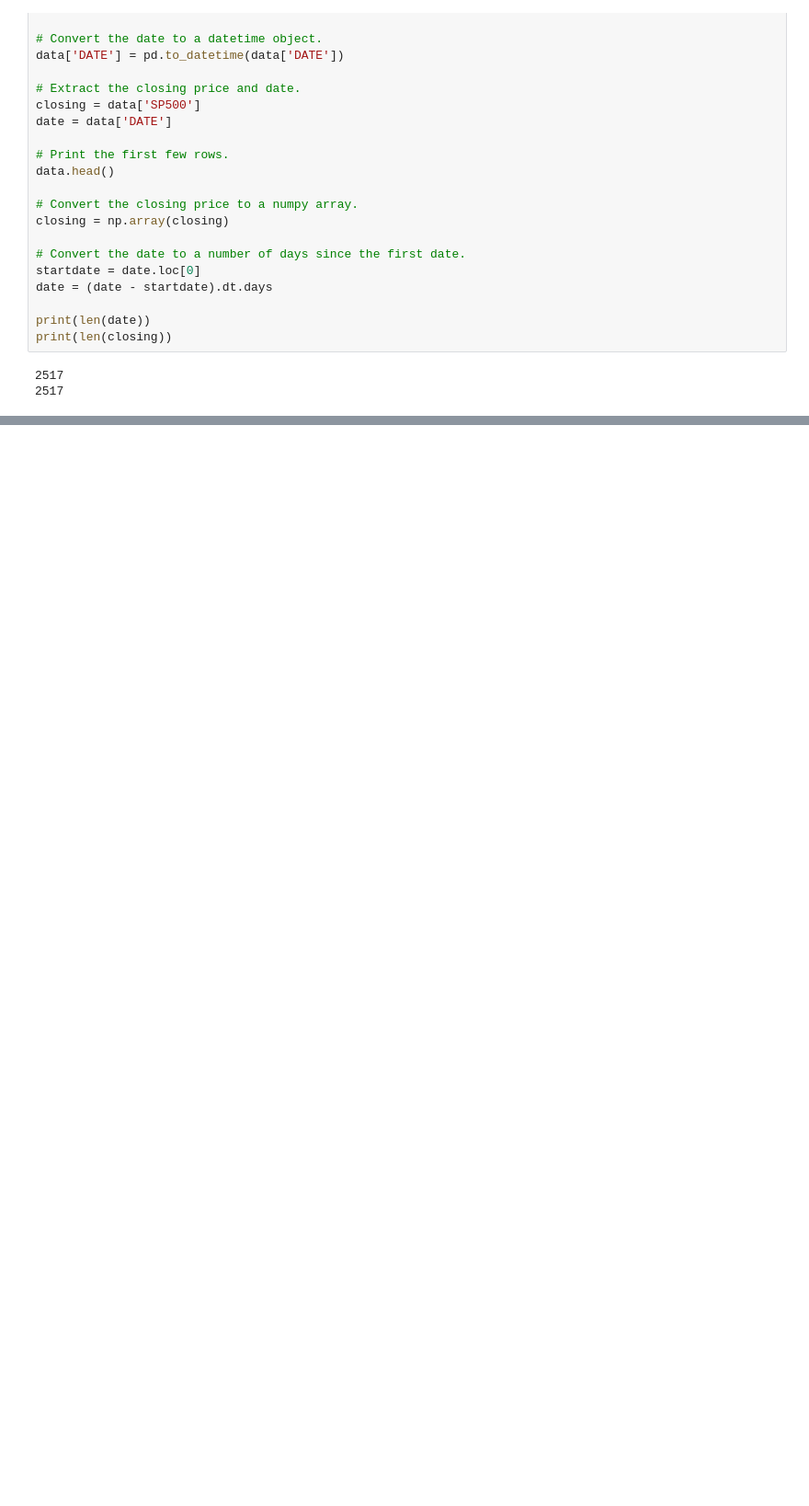
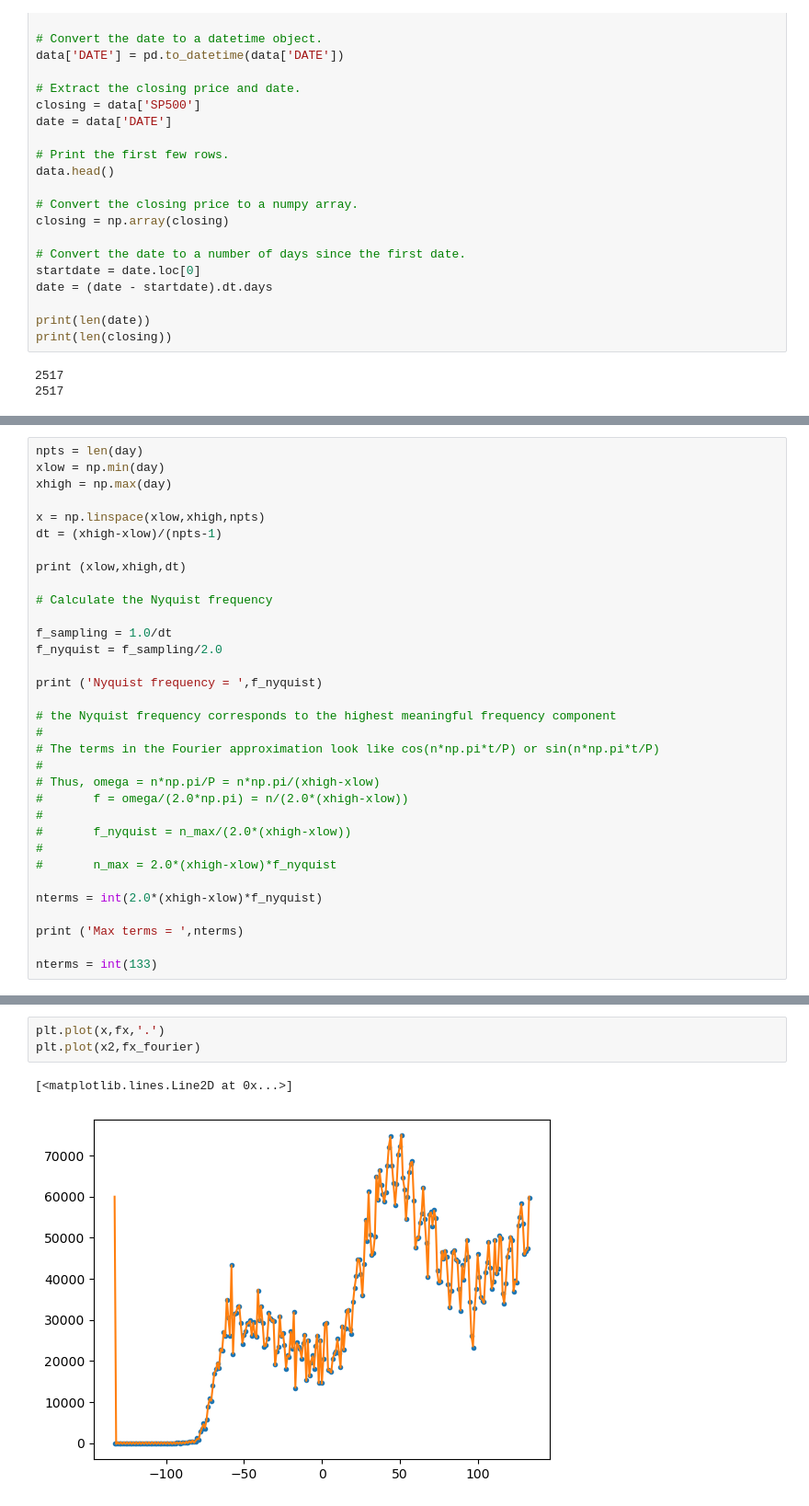
Before and after one commit to brash99/phys340, a Jupyter notebook: JupyterNotebooks/Fourier_Series/RealWorldData.ipynb, the cells around one changed output, grey strips where cells are left out. Shown at 92% size. Drawn from its saved outputs; the diff is of its cells as text; blank space fills up the shorter version.

```diff
--- a/JupyterNotebooks/Fourier_Series/RealWorldData.ipynb
+++ b/JupyterNotebooks/Fourier_Series/RealWorldData.ipynb
@@ -111,0 +194,33 @@ Nyquist frequency = 1258.5
+# %%
+npts = len(day)
+xlow = np.min(day)
+xhigh = np.max(day)
+
+x = np.linspace(xlow,xhigh,npts)
+dt = (xhigh-xlow)/(npts-1)
+
+print (xlow,xhigh,dt)
+
+# Calculate the Nyquist frequency
+
+f_sampling = 1.0/dt
+f_nyquist = f_sampling/2.0
+
+print ('Nyquist frequency = ',f_nyquist)
+
+# the Nyquist frequency corresponds to the highest meaningful frequency component
+#
+# The terms in the Fourier approximation look like cos(n*np.pi*t/P) or sin(n*np.pi*t/P)
+#
+# Thus, omega = n*np.pi/P = n*np.pi/(xhigh-xlow)
+#       f = omega/(2.0*np.pi) = n/(2.0*(xhigh-xlow))
+#
+#       f_nyquist = n_max/(2.0*(xhigh-xlow))
+#
+#       n_max = 2.0*(xhigh-xlow)*f_nyquist
+
+nterms = int(2.0*(xhigh-xlow)*f_nyquist)
+
+print ('Max terms = ',nterms)
+
+nterms = int(133)
@@ -111,0 +285,6 @@ Nyquist frequency = 1258.5
+# %%
+plt.plot(x,fx,'.')
+plt.plot(x2,fx_fourier)
+# %% [output]
+[<matplotlib.lines.Line2D at 0x...>]
+[figure, added]
```
Also changed, not shown: parts of 11 cells of this notebook, 2 other files.
